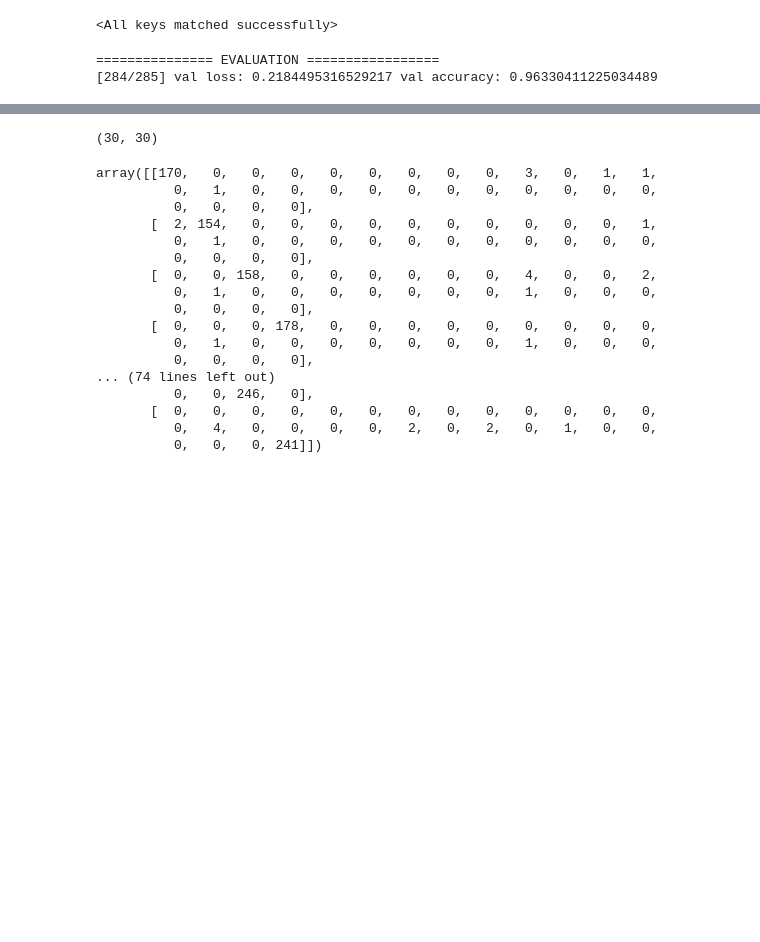
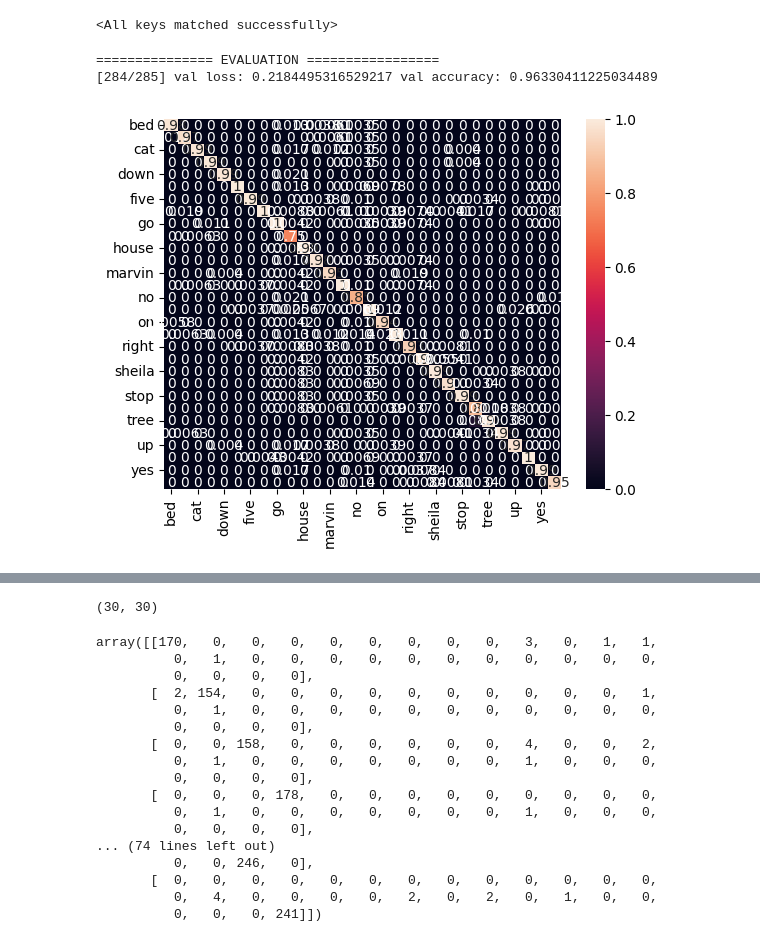
Before and after one commit to omerfbhatti/Keyword-Classification-using-Whisper-small, a Jupyter notebook: Whisper - Keyword Classification.ipynb, the cells around one changed output, grey strips where cells are left out. Saved outputs shown, nothing was run; the diff lists cells and outputs as text; code cells hidden in the pictures; blank space fills up the shorter version.

```diff
--- a/Whisper - Keyword Classification.ipynb
+++ b/Whisper - Keyword Classification.ipynb
@@ -294,2 +296,10 @@ from sklearn.metrics import confusion_matrix
 
 matrix = confusion_matrix(actual, predicted)
+# %%
+matrix_n = confusion_matrix(actual, predicted, normalize = 'pred')
+data1 = pd.DataFrame(np.array(matrix_n), columns=LABELS)
+data1.index = LABELS
+hm1 = sns.heatmap(data = data1, annot=True)
+plt.show()
+# %% [output]
+[figure, added]
```
Also changed, not shown: parts of 2 cells of this notebook.
